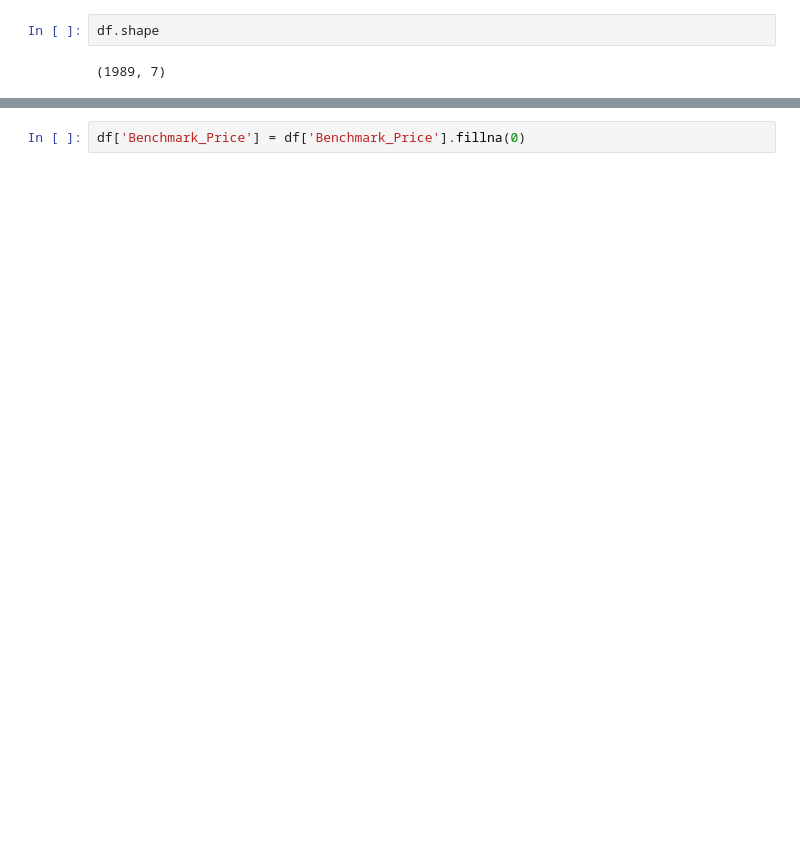
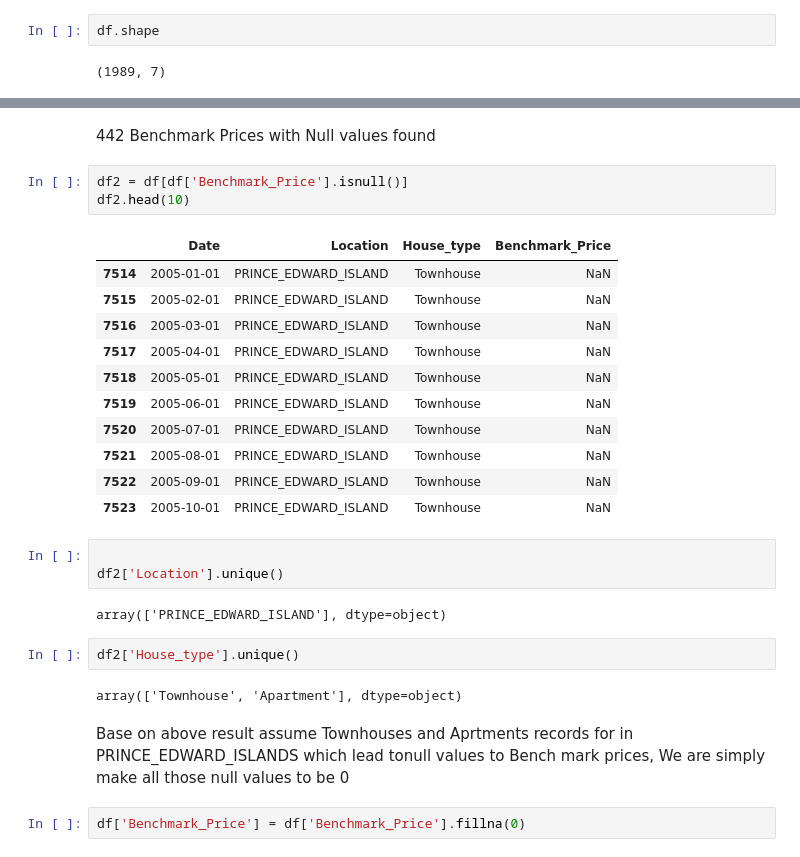
Before and after one commit to nishprojects/Capstone-RealEstateTrends, a Jupyter notebook: Housing_prices.ipynb, the cells around one changed output, grey strips where cells are left out. Saved outputs shown, nothing was run; the diff lists cells and outputs as text; blank space fills up the shorter version.

```diff
--- a/Housing_prices.ipynb
+++ b/Housing_prices.ipynb
@@ -102,2 +124,31 @@ df.head
+# %% [markdown]
+442 Benchmark Prices with Null values found
+# %%
+df2 = df[df['Benchmark_Price'].isnull()]
+df2.head(10)
+# %% [output]
+|  | Date | Location | House_type | Benchmark_Price |
+| 7514 | 2005-01-01 | PRINCE_EDWARD_ISLAND | Townhouse | NaN |
+| 7515 | 2005-02-01 | PRINCE_EDWARD_ISLAND | Townhouse | NaN |
+| 7516 | 2005-03-01 | PRINCE_EDWARD_ISLAND | Townhouse | NaN |
+| 7517 | 2005-04-01 | PRINCE_EDWARD_ISLAND | Townhouse | NaN |
+| 7518 | 2005-05-01 | PRINCE_EDWARD_ISLAND | Townhouse | NaN |
+| 7519 | 2005-06-01 | PRINCE_EDWARD_ISLAND | Townhouse | NaN |
+| 7520 | 2005-07-01 | PRINCE_EDWARD_ISLAND | Townhouse | NaN |
+| 7521 | 2005-08-01 | PRINCE_EDWARD_ISLAND | Townhouse | NaN |
+| 7522 | 2005-09-01 | PRINCE_EDWARD_ISLAND | Townhouse | NaN |
+| 7523 | 2005-10-01 | PRINCE_EDWARD_ISLAND | Townhouse | NaN |
+# %%
+
+df2['Location'].unique()
+# %% [output]
+array(['PRINCE_EDWARD_ISLAND'], dtype=object)
+# %%
+df2['House_type'].unique()
+# %% [output]
+array(['Townhouse', 'Apartment'], dtype=object)
+# %% [markdown]
+Base on above result assume Townhouses and Aprtments records for in PRINCE_EDWARD_ISLANDS
+ which lead tonull values to Bench mark prices, We are simply make all those null values to be 0
 # %%
 df['Benchmark_Price'] = df['Benchmark_Price'].fillna(0)
```
Also changed, not shown: parts of 8 cells of this notebook, 1 other file.
